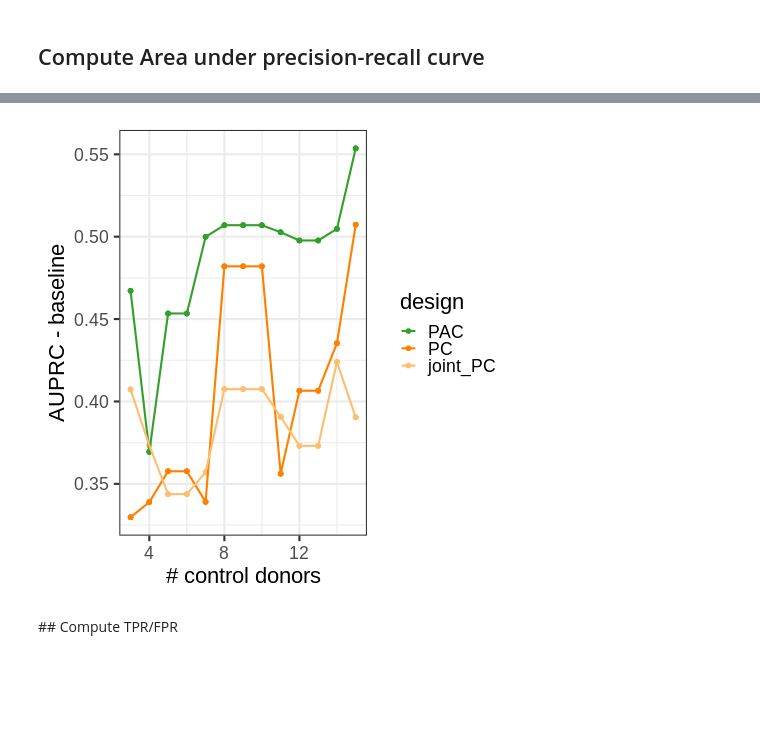
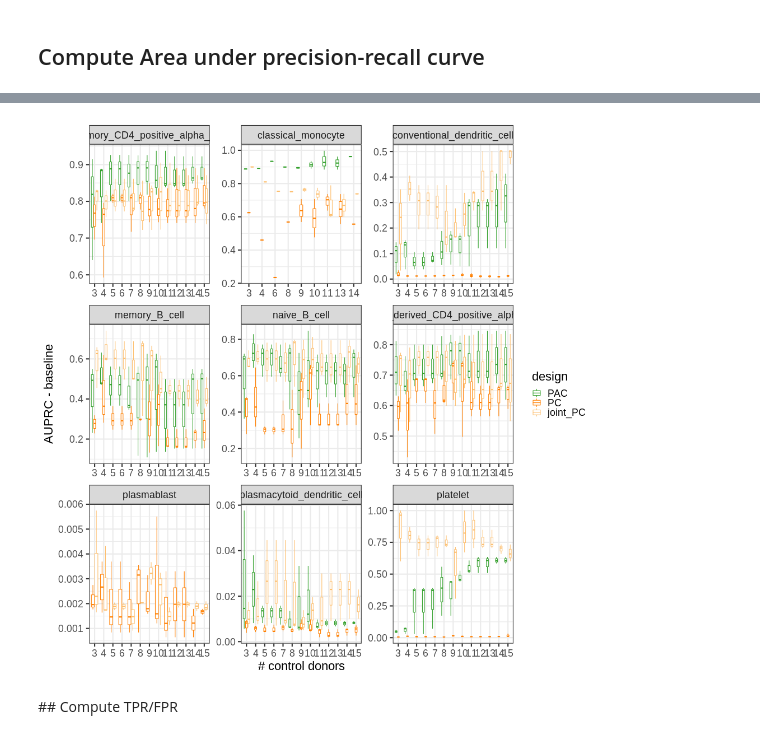
Before and after one commit to MarioniLab/oor_design_reproducibility, a Jupyter notebook: notebooks/ctrl_size_comparison.ipynb, the cells around one changed output, grey strips where cells are left out. Saved outputs shown, nothing was run; the diff lists cells and outputs as text; code cells hidden in the pictures; blank space fills up the shorter version.

```diff
--- a/notebooks/ctrl_size_comparison.ipynb
+++ b/notebooks/ctrl_size_comparison.ipynb
@@ -136,6 +137,5 @@ def run_milo(adata_design, query_group, reference_group,
             adata_design.obs['is_query'] = adata_design.obs['dataset_group'] == query_group
             milopy.core.DA_nhoods(adata_design, design=design)
 # %%
-dirs = [x for x in os.listdir(outdir) if not x.endswith('.h5ad') and x.startswith('qPBMC')]
+cts_oi = ['natural_killer_cell' ,'classical_monocyte' ,'central_memory_CD4_positive_alpha_beta_T_cell','naive_B_cell','effector_memory_CD8_positive_alpha_beta_T_cell']
+dirs = [f'qPBMC_500cells_demo_perturb_cell_type{ct}_queryBatchdataset_id10_1038_s41591_021_01329_2_seed2022' for ct in cts_oi]
-# %%
-d = '/lustre/scratch117/cellgen/team205/ed6/PBMC_CZI_integration_filtered//qPBMC_500cells_demo_perturb_cell_typecentral_memory_CD4_positive_alpha_beta_T_cell_queryBatchdataset_id10_1038_s41591_021_01329_2_seed2022'
@@ -227,10 +231,11 @@ for s in nhood_obs_all['simulation_ID'].unique():
     nhood_obs = nhood_obs_all[nhood_obs_all['simulation_ID'] == s]
     AUPRC_df = _compute_AUPRC(nhood_obs)
     AUPRC_df['simulation_ID'] = s
+    AUPRC_df['perturb_pop'] = nhood_obs['perturb_pop'][0]
     AUPRC_df['design'] = nhood_obs['design'][0]
     AUPRC_df['n_ctrl'] = nhood_obs['n_ctrls'][0]
     AUPRC_df_all = pd.concat([AUPRC_df_all, AUPRC_df])
-AUPRC_df_all = AUPRC_df_all[['AUPRC', 'no_skill_thresh', 'simulation_ID', 'design', 'n_ctrl']].drop_duplicates()
+AUPRC_df_all = AUPRC_df_all[['AUPRC', 'no_skill_thresh', 'simulation_ID', 'design', 'n_ctrl', 'perturb_pop']].drop_duplicates()
 # %%
 %%R -i AUPRC_df_all
 head(AUPRC_df_all)
@@ -252,18 +257,19 @@ head(AUPRC_df_all)
 # %%
-%%R
+%%R -w 1000 -h 1000
 auprc_pl <- AUPRC_df_all %>%
     mutate(design = factor(design, levels=c('PAC', 'PC', 'joint_PC'))) %>%
-    ggplot(aes(n_ctrl, AUPRC - no_skill_thresh, color=design)) +
-    geom_point(size=2) +
-    geom_line(size=1) +
+    ggplot(aes(as.factor(n_ctrl), AUPRC, color=design)) +
+    geom_boxplot() +
+    # geom_line(size=1) +
     scale_color_design() +
     theme_bw(base_size=22) +
     xlab('# control donors') +
+    facet_wrap(perturb_pop~., scales='free') +
     ylab('AUPRC - baseline')
 
 auprc_pl
 # %% [output]
-[figure, old version]
+[figure, new version]
 # %% [markdown]
 ## Compute TPR/FPR
 # %%
```
Also changed, not shown: parts of 12 cells of this notebook, 4 other files.
